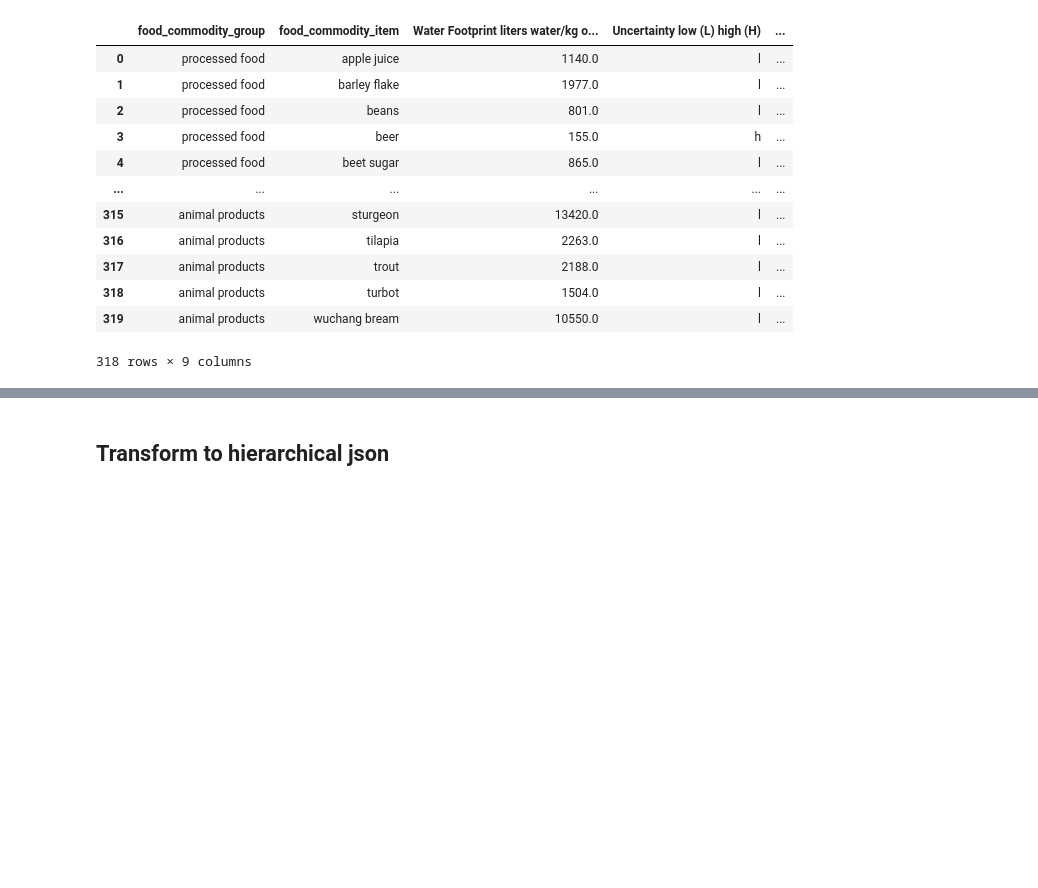
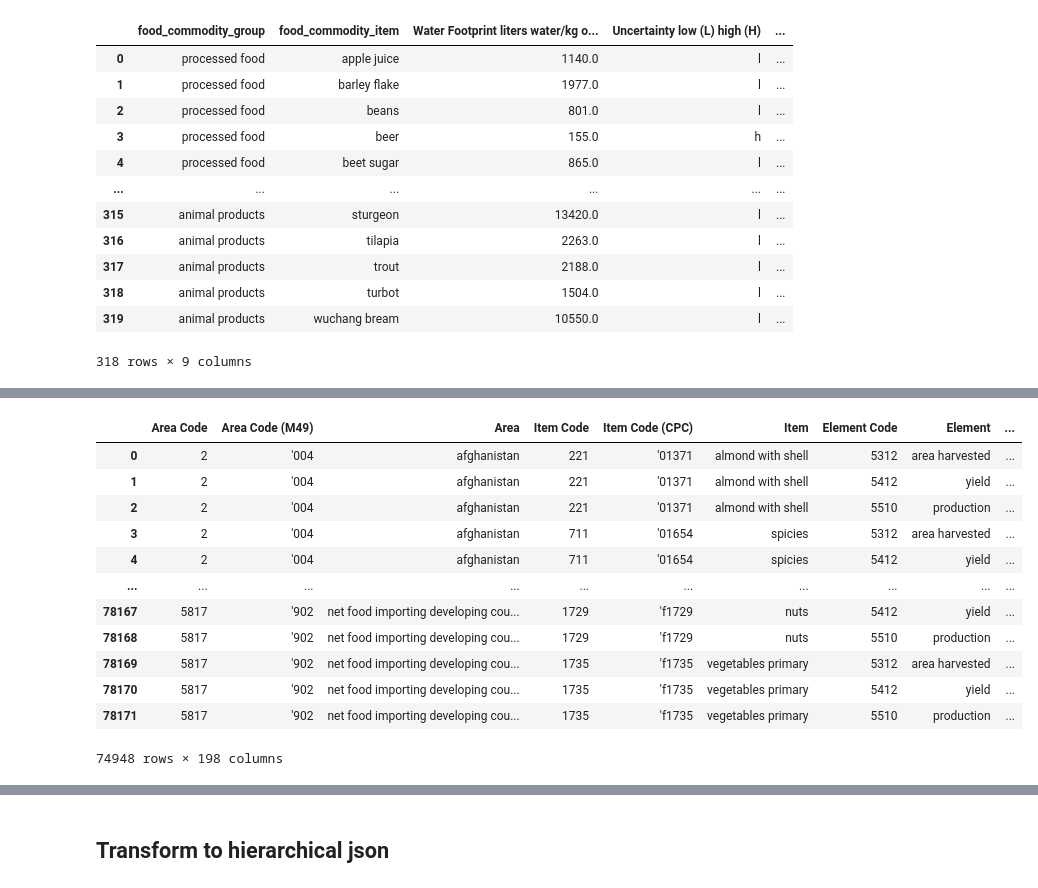
Before and after one commit to com-480-data-visualization/com480-project-colocaviz, a Jupyter notebook: merging_of_dataset.ipynb, the cells around one changed output, grey strips where cells are left out. Cells and saved outputs as stored; diff of their text form; code cells hidden in the pictures; blank space fills up the shorter version.

```diff
--- a/merging_of_dataset.ipynb
+++ b/merging_of_dataset.ipynb
@@ -197,0 +233,21 @@ df_water
+# %%
+
+from_old_item_to_new_item = dict(zip(df_common['old_name'], df_common['new_name']))
+df_co2["food_commodity_item"] = df_co2["food_commodity_item"].replace(from_old_item_to_new_item)
+df_water["food_commodity_item"] = df_water["food_commodity_item"].replace(from_old_item_to_new_item)
+df_prod["Item"] = df_prod["Item"].replace(from_old_item_to_new_item)
+df_prod
+# %% [output]
+|  | Area Code | Area Code (M49) | Area | Item Code | Item Code (CPC) | Item | Element Code | Element | ... |
+| 0 | 2 | '004 | afghanistan | 221 | '01371 | almond with shell | 5312 | area harvested | ... |
+| 1 | 2 | '004 | afghanistan | 221 | '01371 | almond with shell | 5412 | yield | ... |
+| 2 | 2 | '004 | afghanistan | 221 | '01371 | almond with shell | 5510 | production | ... |
+| 3 | 2 | '004 | afghanistan | 711 | '01654 | spicies | 5312 | area harvested | ... |
+| 4 | 2 | '004 | afghanistan | 711 | '01654 | spicies | 5412 | yield | ... |
+| ... | ... | ... | ... | ... | ... | ... | ... | ... | ... |
+| 78167 | 5817 | '902 | net food importing developing cou... | 1729 | 'f1729 | nuts | 5412 | yield | ... |
+| 78168 | 5817 | '902 | net food importing developing cou... | 1729 | 'f1729 | nuts | 5510 | production | ... |
+| 78169 | 5817 | '902 | net food importing developing cou... | 1735 | 'f1735 | vegetables primary | 5312 | area harvested | ... |
+| 78170 | 5817 | '902 | net food importing developing cou... | 1735 | 'f1735 | vegetables primary | 5412 | yield | ... |
+| 78171 | 5817 | '902 | net food importing developing cou... | 1735 | 'f1735 | vegetables primary | 5510 | production | ... |
+74948 rows × 198 columns
```
Also changed, not shown: parts of 15 cells of this notebook, 2 other files.
